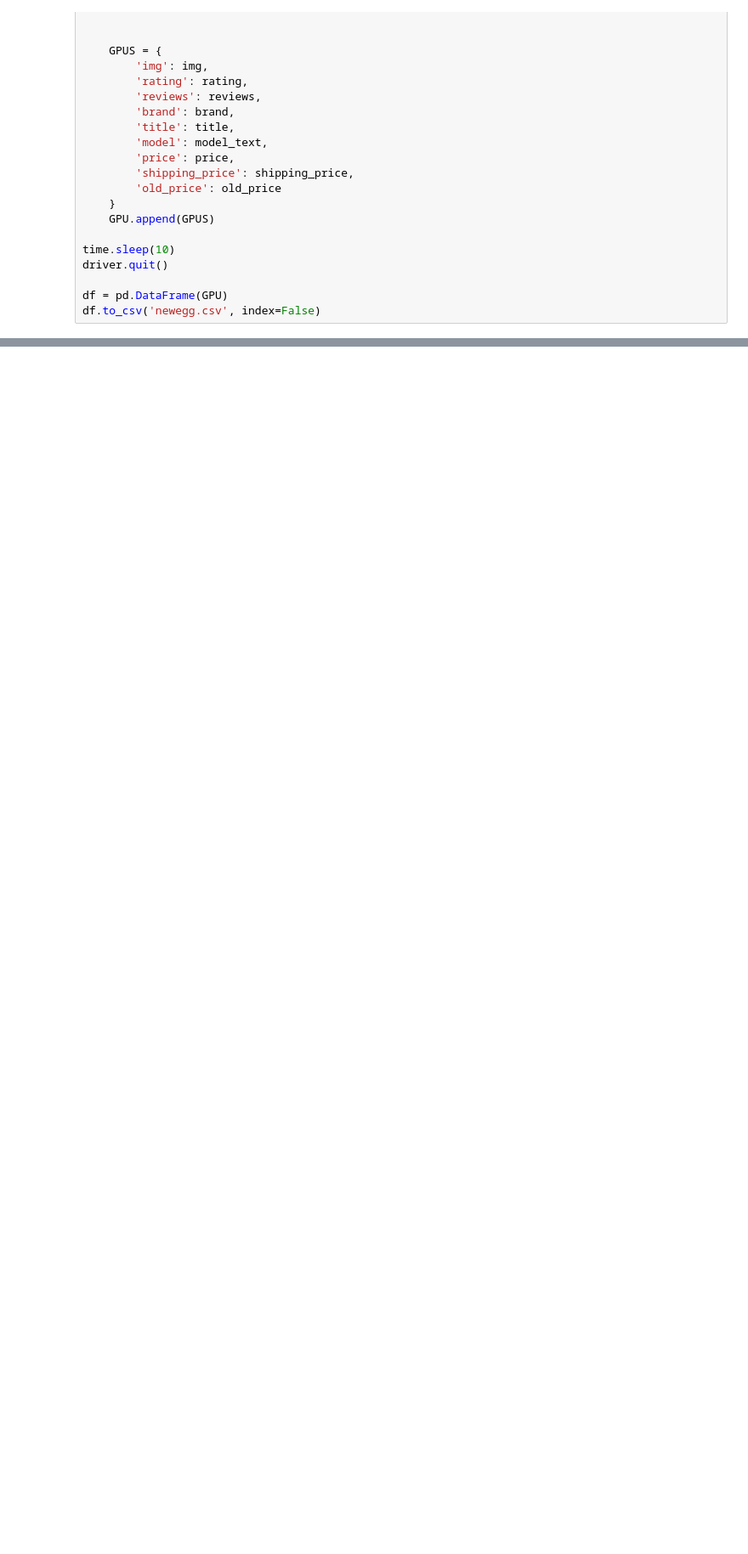
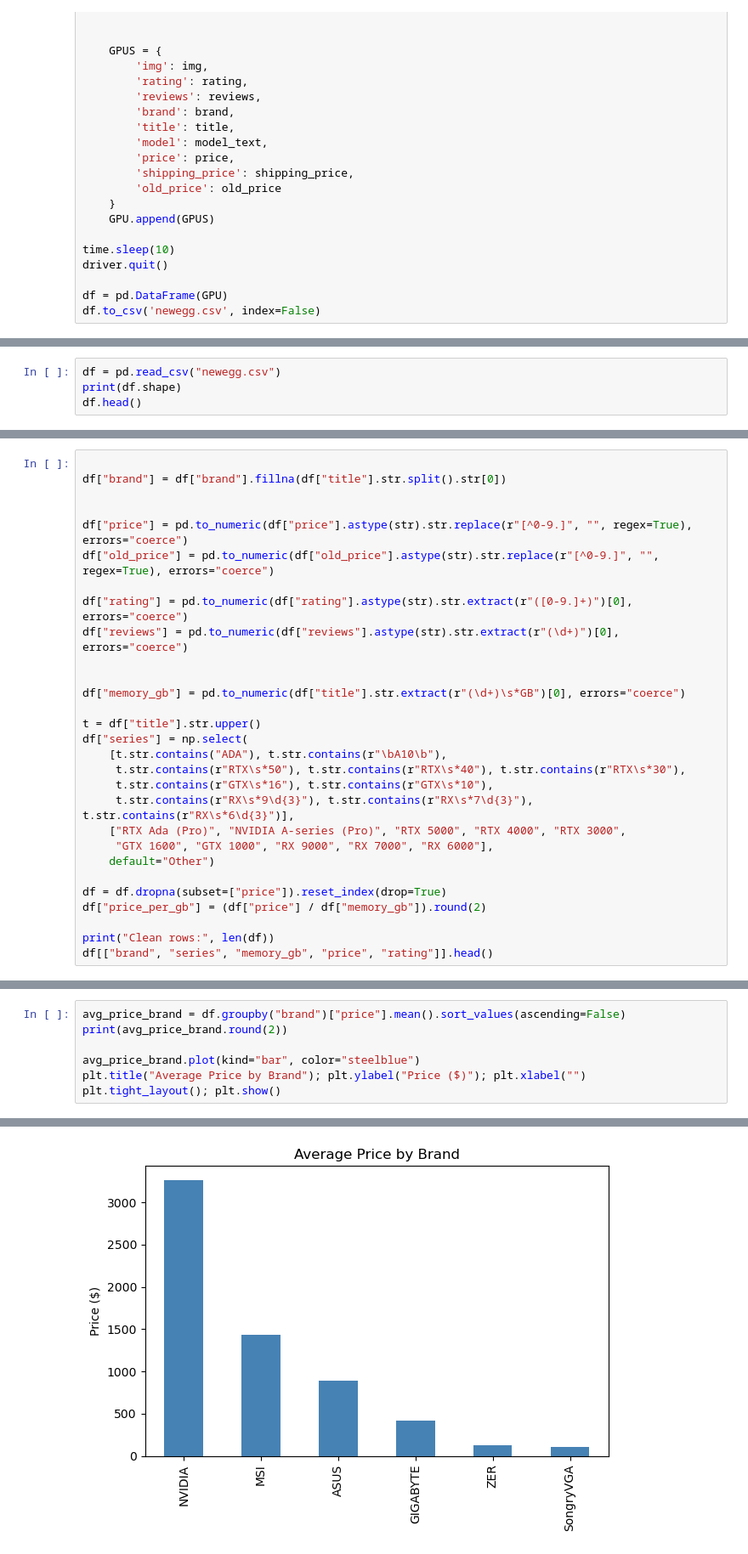
Before and after one commit to peterlinghuazhong/Casestudynewegg, a Jupyter notebook: Newegg Webscraping Project.ipynb, the cells around one changed output, grey strips where cells are left out. Shown at 85% size. Cells and saved outputs as stored; diff of their text form; blank space fills up the shorter version.

```diff
--- a/Newegg Webscraping Project.ipynb
+++ b/Newegg Webscraping Project.ipynb
@@ -210,0 +215,4 @@ df.to_csv('newegg.csv', index=False)
+# %%
+df = pd.read_csv("newegg.csv")
+print(df.shape)
+df.head()
@@ -210,0 +227,29 @@ df.to_csv('newegg.csv', index=False)
+# %%
+
+df["brand"] = df["brand"].fillna(df["title"].str.split().str[0])
+
+
+df["price"] = pd.to_numeric(df["price"].astype(str).str.replace(r"[^0-9.]", "", regex=True), errors="coerce")
+df["old_price"] = pd.to_numeric(df["old_price"].astype(str).str.replace(r"[^0-9.]", "", regex=True), errors="coerce")
+
+df["rating"] = pd.to_numeric(df["rating"].astype(str).str.extract(r"([0-9.]+)")[0], errors="coerce")
+df["reviews"] = pd.to_numeric(df["reviews"].astype(str).str.extract(r"(\d+)")[0], errors="coerce")
+
+
+df["memory_gb"] = pd.to_numeric(df["title"].str.extract(r"(\d+)\s*GB")[0], errors="coerce")
+
+t = df["title"].str.upper()
+df["series"] = np.select(
+    [t.str.contains("ADA"), t.str.contains(r"\bA10\b"),
+     t.str.contains(r"RTX\s*50"), t.str.contains(r"RTX\s*40"), t.str.contains(r"RTX\s*30"),
+     t.str.contains(r"GTX\s*16"), t.str.contains(r"GTX\s*10"),
+     t.str.contains(r"RX\s*9\d{3}"), t.str.contains(r"RX\s*7\d{3}"), t.str.contains(r"RX\s*6\d{3}")],
+    ["RTX Ada (Pro)", "NVIDIA A-series (Pro)", "RTX 5000", "RTX 4000", "RTX 3000",
+     "GTX 1600", "GTX 1000", "RX 9000", "RX 7000", "RX 6000"],
+    default="Other")
+
+df = df.dropna(subset=["price"]).reset_index(drop=True)
+df["price_per_gb"] = (df["price"] / df["memory_gb"]).round(2)
+
+print("Clean rows:", len(df))
+df[["brand", "series", "memory_gb", "price", "rating"]].head()
@@ -210,0 +264,8 @@ df.to_csv('newegg.csv', index=False)
+# %%
+avg_price_brand = df.groupby("brand")["price"].mean().sort_values(ascending=False)
+print(avg_price_brand.round(2))
+
+avg_price_brand.plot(kind="bar", color="steelblue")
+plt.title("Average Price by Brand"); plt.ylabel("Price ($)"); plt.xlabel("")
+plt.tight_layout(); plt.show()
+# %% [output]
@@ -210,0 +280 @@ df.to_csv('newegg.csv', index=False)
+[figure, added]
```
Also changed, not shown: parts of 15 cells of this notebook.
